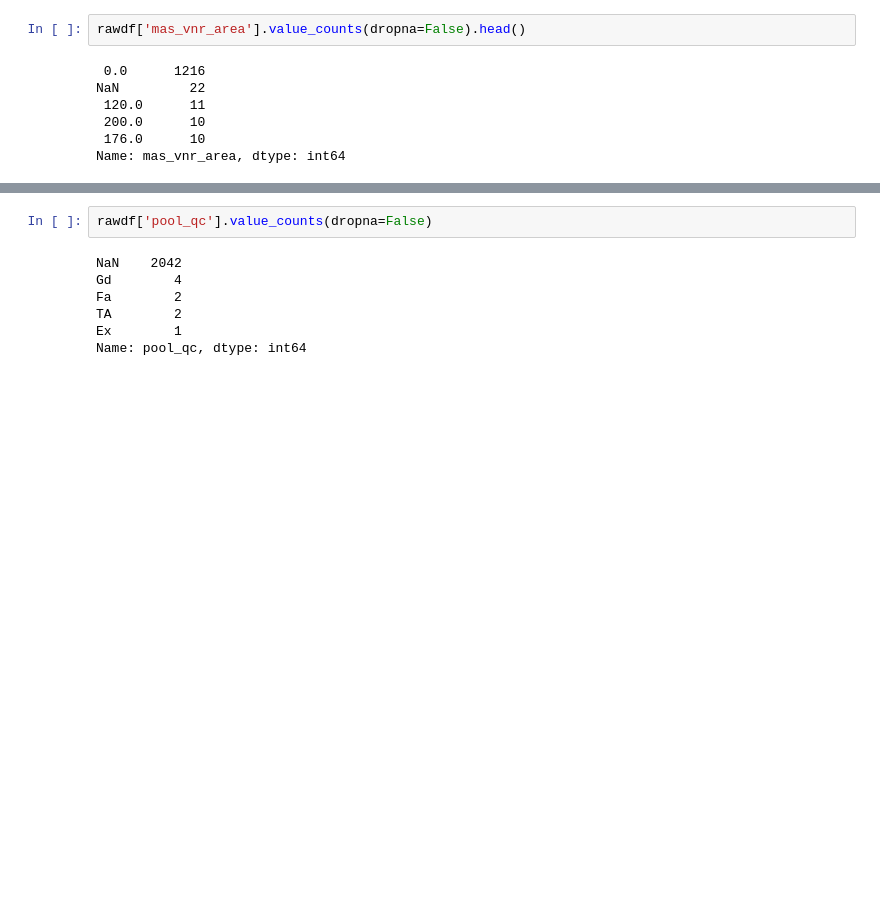
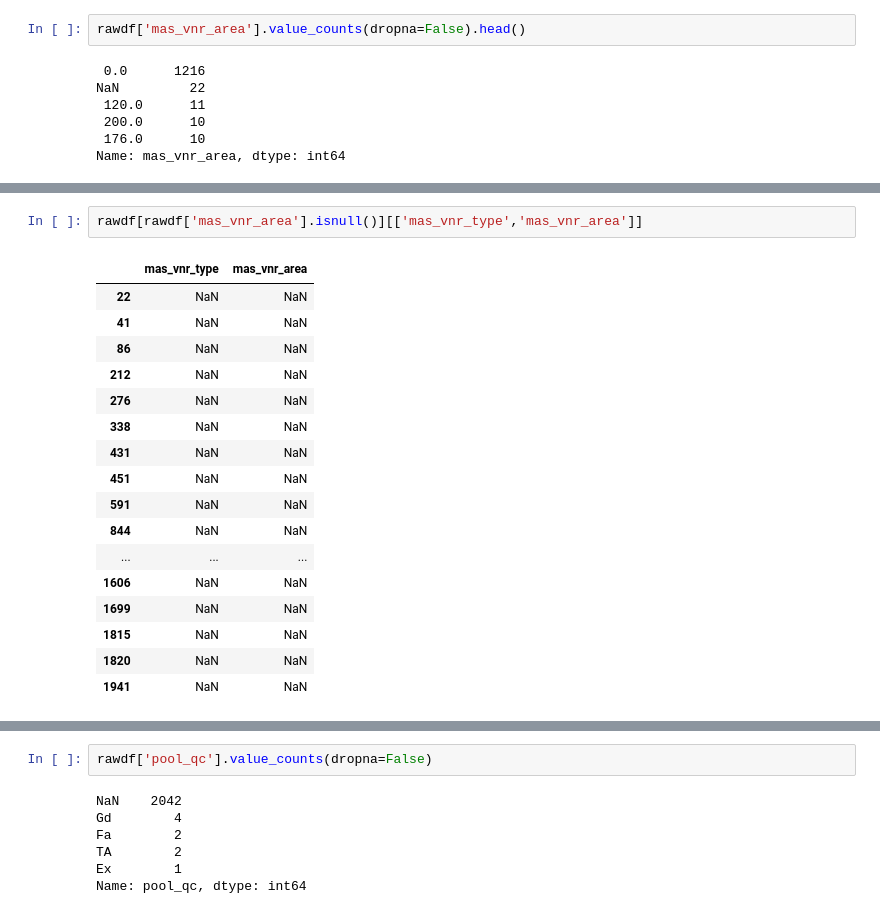
Before and after one commit to CraigGambino/AmesIowaRealEstate, a Jupyter notebook: ames_cleaning.ipynb, the cells around one changed output, grey strips where cells are left out. Drawn from its saved outputs; the diff is of its cells as text; blank space fills up the shorter version.

```diff
--- a/ames_cleaning.ipynb
+++ b/ames_cleaning.ipynb
@@ -109,0 +126,20 @@ These rows will need to be dropped or masonry columns will need to be dropped.
+# %%
+rawdf[rawdf['mas_vnr_area'].isnull()][['mas_vnr_type','mas_vnr_area']]
+# %% [output]
+|  | mas_vnr_type | mas_vnr_area |
+| 22 | NaN | NaN |
+| 41 | NaN | NaN |
+| 86 | NaN | NaN |
+| 212 | NaN | NaN |
+| 276 | NaN | NaN |
+| 338 | NaN | NaN |
+| 431 | NaN | NaN |
+| 451 | NaN | NaN |
+| 591 | NaN | NaN |
+| 844 | NaN | NaN |
+| ... | ... | ... |
+| 1606 | NaN | NaN |
+| 1699 | NaN | NaN |
+| 1815 | NaN | NaN |
+| 1820 | NaN | NaN |
+| 1941 | NaN | NaN |
```
Also changed, not shown: parts of 19 cells of this notebook, 2 other files.
